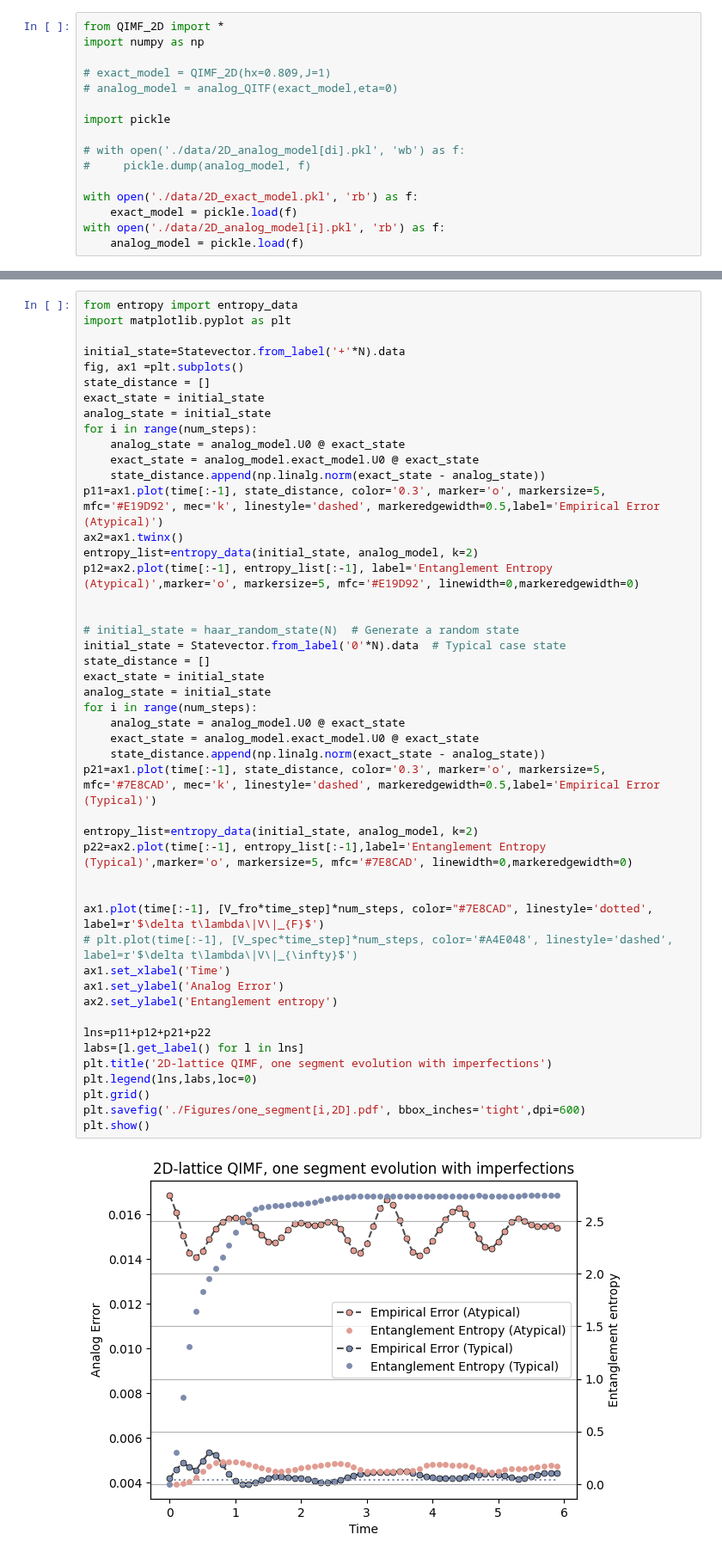
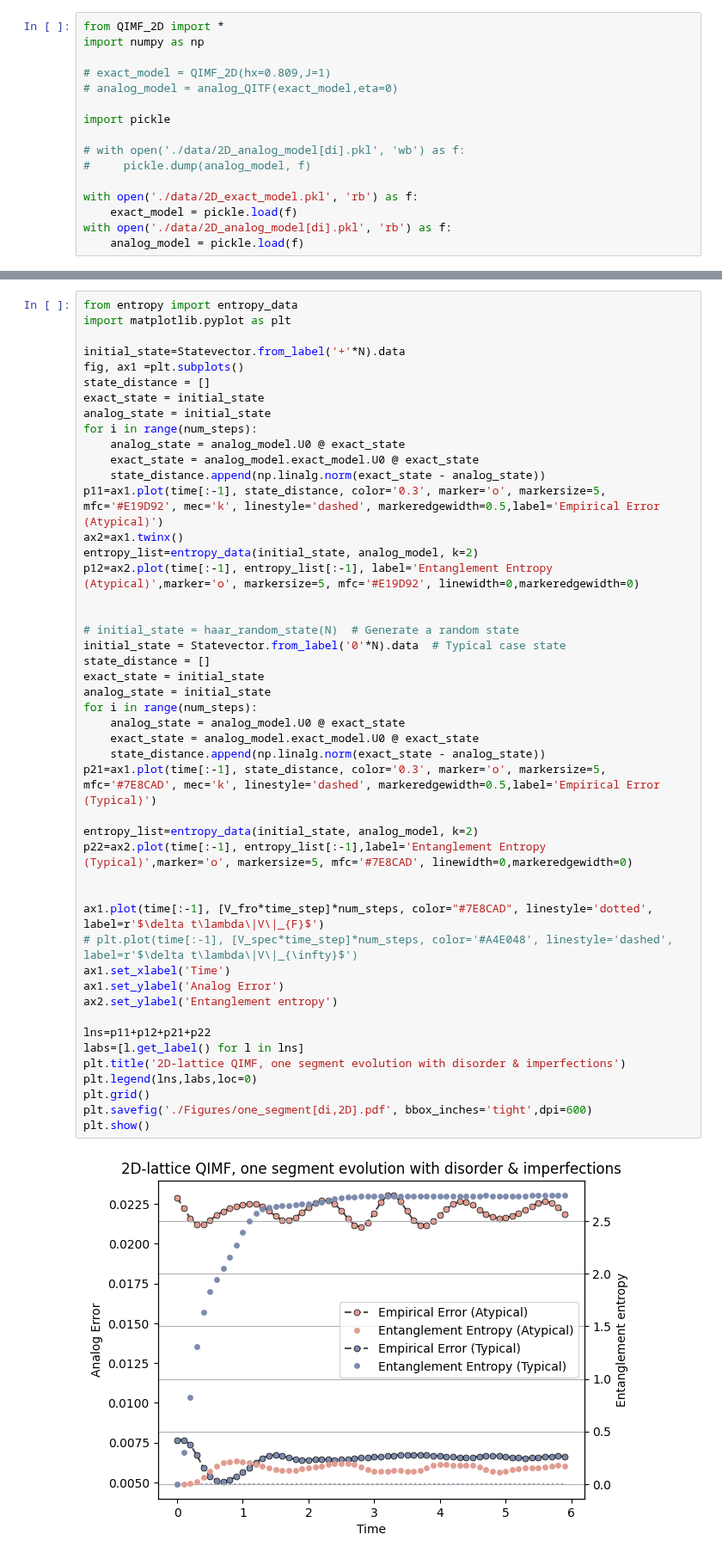
Before and after one commit to minidas/Entanglement-Induced-Resilience-of-Quantum-Dynamics, a Jupyter notebook: 2D_QIMF_analog.ipynb, the cells around one changed output, grey strips where cells are left out. Shown at 86% size. Cells and saved outputs as stored; diff of their text form.

```diff
--- a/2D_QIMF_analog.ipynb
+++ b/2D_QIMF_analog.ipynb
@@ -12,7 +12,7 @@ import pickle
 
 with open('./data/2D_exact_model.pkl', 'rb') as f:
     exact_model = pickle.load(f)
-with open('./data/2D_analog_model[i].pkl', 'rb') as f:
+with open('./data/2D_analog_model[di].pkl', 'rb') as f:
     analog_model = pickle.load(f)
 # %%
 initial_state = Statevector.from_label('0'*N).data  # Typical case state
@@ -111,33 +111,33 @@ entropy_list=entropy_data(initial_state, analog_model, k=2)
 p12=ax2.plot(time[:-1], entropy_list[:-1], label='Entanglement Entropy (Atypical)',marker='o', markersize=5, mfc='#E19D92', linewidth=0,markeredgewidth=0)
 
 
 # initial_state = haar_random_state(N)  # Generate a random state
 initial_state = Statevector.from_label('0'*N).data  # Typical case state
 state_distance = []
 exact_state = initial_state
 analog_state = initial_state
 for i in range(num_steps):
     analog_state = analog_model.U0 @ exact_state
     exact_state = analog_model.exact_model.U0 @ exact_state
     state_distance.append(np.linalg.norm(exact_state - analog_state))
 p21=ax1.plot(time[:-1], state_distance, color='0.3', marker='o', markersize=5, mfc='#7E8CAD', mec='k', linestyle='dashed', markeredgewidth=0.5,label='Empirical Error (Typical)')
 
 entropy_list=entropy_data(initial_state, analog_model, k=2)
 p22=ax2.plot(time[:-1], entropy_list[:-1],label='Entanglement Entropy (Typical)',marker='o', markersize=5, mfc='#7E8CAD', linewidth=0,markeredgewidth=0)
 
 
 ax1.plot(time[:-1], [V_fro*time_step]*num_steps, color="#7E8CAD", linestyle='dotted', label=r'$\delta t\lambda\|V\|_{F}$')
 # plt.plot(time[:-1], [V_spec*time_step]*num_steps, color='#A4E048', linestyle='dashed', label=r'$\delta t\lambda\|V\|_{\infty}$')
 ax1.set_xlabel('Time')
 ax1.set_ylabel('Analog Error')
 ax2.set_ylabel('Entanglement entropy')
 
 lns=p11+p12+p21+p22
 labs=[l.get_label() for l in lns]
-plt.title('2D-lattice QIMF, one segment evolution with imperfections')
+plt.title('2D-lattice QIMF, one segment evolution with disorder & imperfections')
 plt.legend(lns,labs,loc=0)
 plt.grid()
-plt.savefig('./Figures/one_segment[i,2D].pdf', bbox_inches='tight',dpi=600)
+plt.savefig('./Figures/one_segment[di,2D].pdf', bbox_inches='tight',dpi=600)
 plt.show()
 # %% [output]
-[figure, old version]
+[figure, new version]
```
Also changed, not shown: parts of 1 cell of this notebook, 14 other files.
